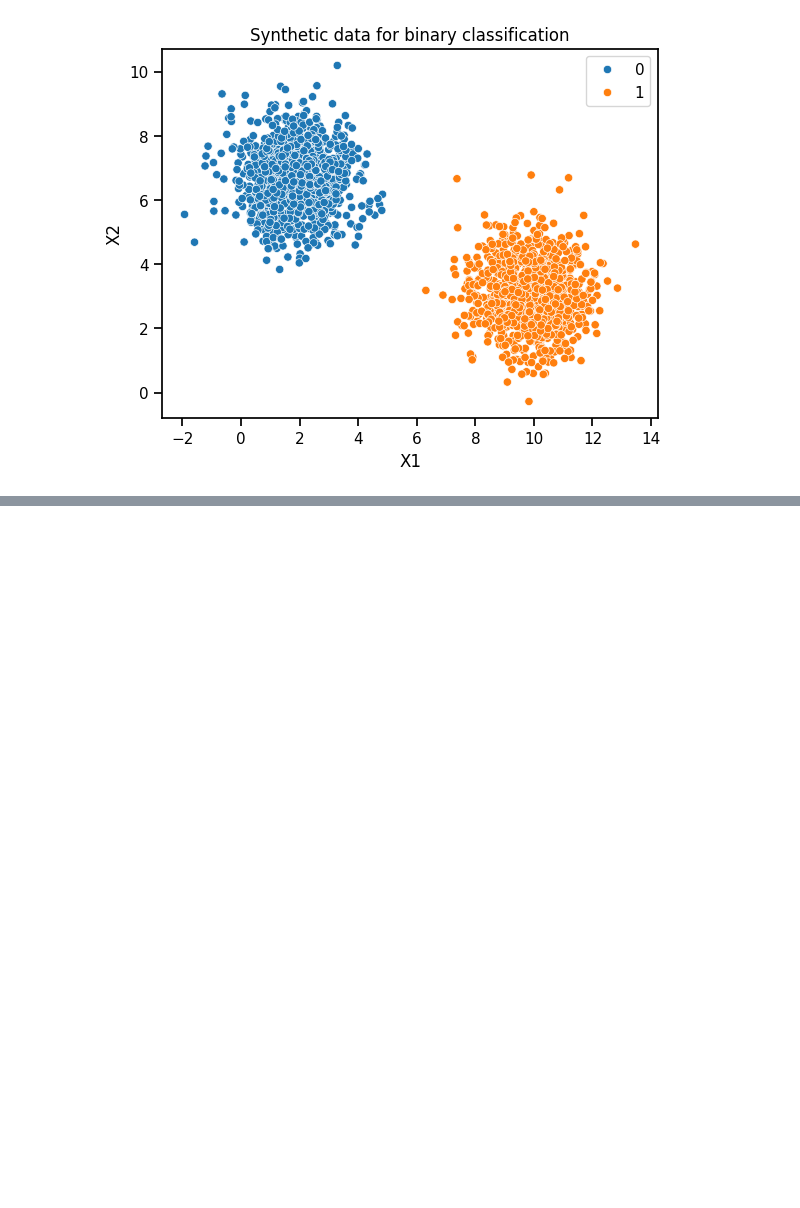
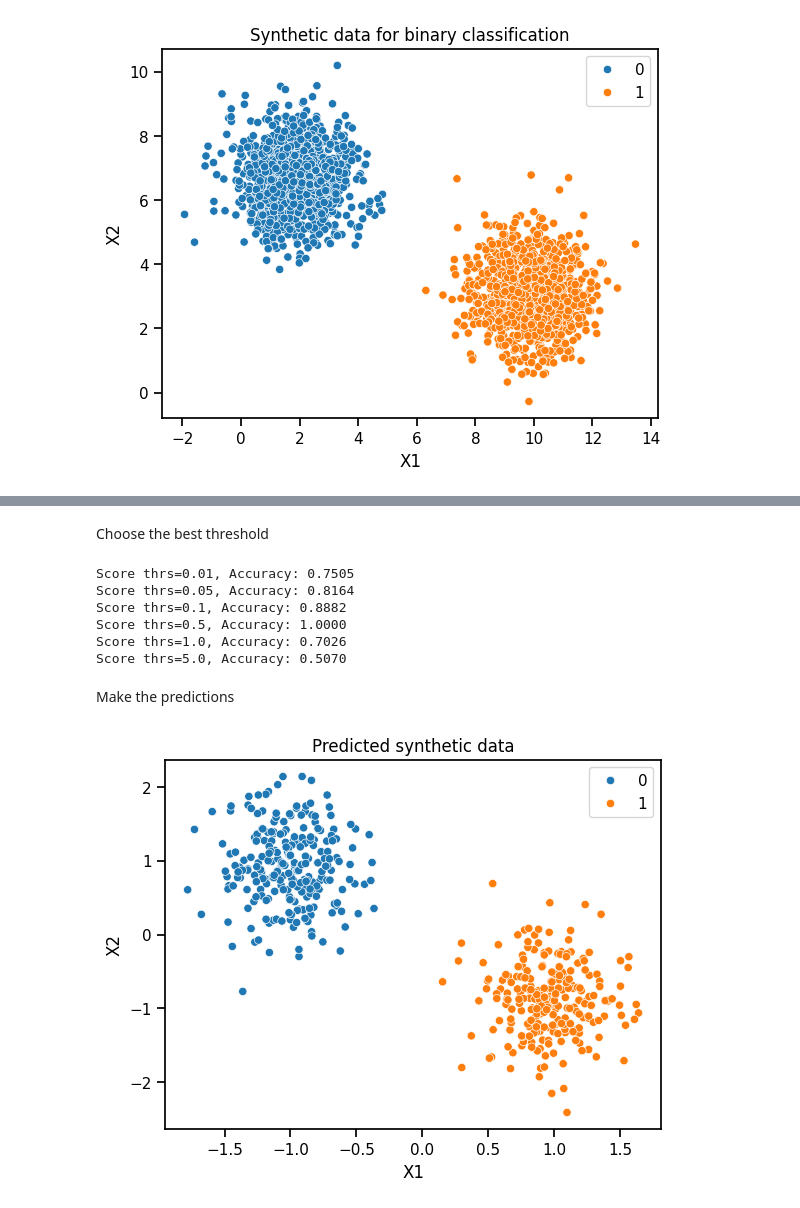
Before and after one commit to adamzsl/machine-learning, a Jupyter notebook: linear_classifier/linear_classifier.ipynb, the cells around one changed output, grey strips where cells are left out. Saved outputs shown, nothing was run; the diff lists cells and outputs as text; code cells hidden in the pictures; blank space fills up the shorter version.

```diff
--- a/linear_classifier/linear_classifier.ipynb
+++ b/linear_classifier/linear_classifier.ipynb
@@ -34,0 +97,6 @@ plt.show()
+# %%
+# important to choose the right threshold for scores
+y_pred = np.where(scores > 0, 1, 0)
+
+accuracy = np.mean(y_pred == y_test)
+print(f"Accuracy: {accuracy:.4f}")
@@ -34,0 +107,15 @@ plt.show()
+# %%
+best_w = None
+best_l = None
+best_acc = 0
+for l in [0.01, 0.05, 0.1, 0.5, 1.0, 5.0, 10.0, 50.0, 100.0]:
+    w = analytical_linear_l2(X_train, y_train, l)
+    scores = np.c_[np.ones(X_test.shape[0]), X_test] @ w
+    y_pred = np.where(scores > 0.5, 1, 0)
+    accuracy = np.mean(y_pred == y_test)
+    print(f"Lambda={l}, Accuracy: {accuracy:.4f}")
+    if accuracy > best_acc:
+        best_w = w
+        best_l = l
+w = best_w
+l = best_l
@@ -34,0 +132,33 @@ plt.show()
+# %% [markdown]
+Choose the best threshold
+# %%
+best_s = None
+best_acc = 0
+for s in [0.01, 0.05, 0.1, 0.5, 1.0, 5.0]:
+    w = analytical_linear_l2(X_train, y_train, 1)
+    scores = np.c_[np.ones(X_test.shape[0]), X_test] @ w
+    y_pred = np.where(scores > s, 1, 0)
+    accuracy = np.mean(y_pred == y_test)
+    print(f"Score thrs={s}, Accuracy: {accuracy:.4f}")
+    if accuracy > best_acc:
+        best_s = s
+        best_acc = accuracy
+
+s = best_s
+accuracy = best_acc
+# %% [output]
+Score thrs=0.01, Accuracy: 0.7505
+Score thrs=0.05, Accuracy: 0.8164
+Score thrs=0.1, Accuracy: 0.8882
+Score thrs=0.5, Accuracy: 1.0000
+Score thrs=1.0, Accuracy: 0.7026
+Score thrs=5.0, Accuracy: 0.5070
+# %% [markdown]
+Make the predictions
+# %%
+scores = X_test_ @ w
+y_pred = np.where(scores > 0.5, 1 ,0)
+# %%
+plot_2d_data(X_test, y_pred, "Predicted synthetic data")
+# %% [output]
+[figure, added]
```
Also changed, not shown: parts of 40 cells of this notebook, 1 other file.
